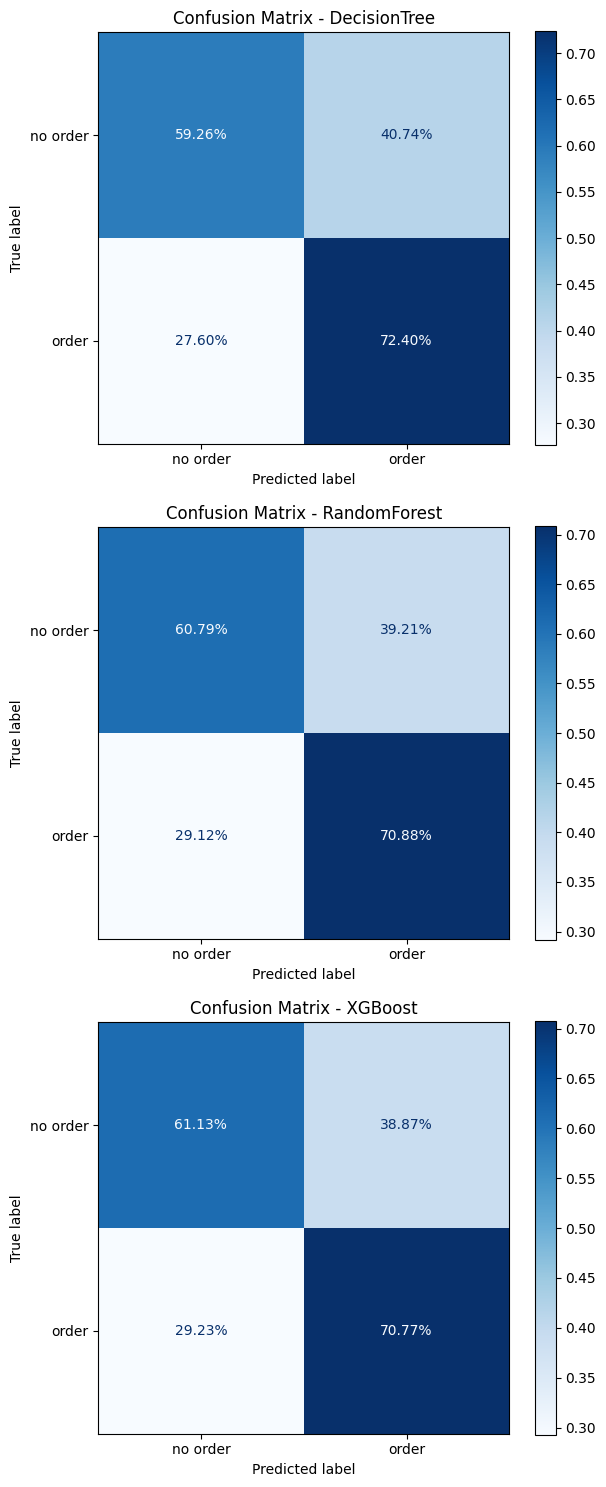
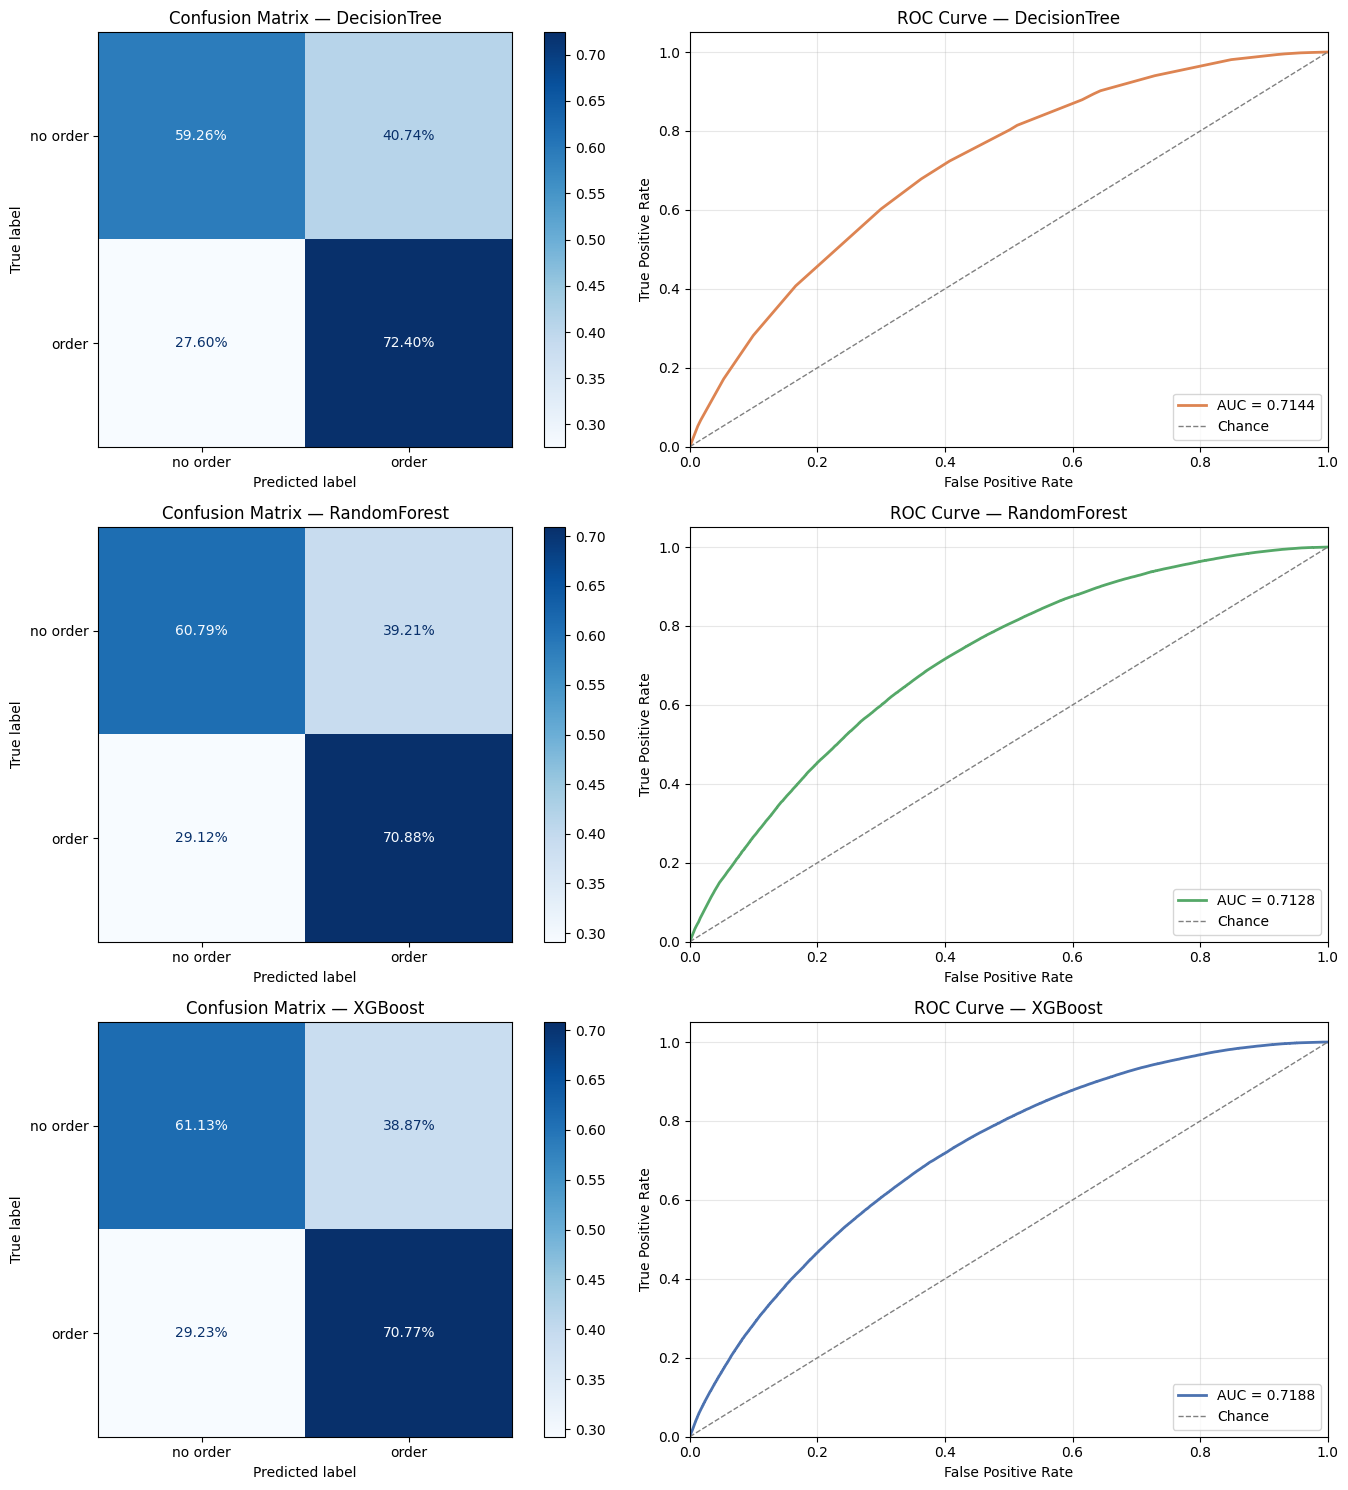
The change to this notebook cell's code, shown as a diff; its figure went from the first image to the second:
--- before
+++ after
@@ -1,9 +1,12 @@
-# Plot: Confusion Matrices
-# ================================================================================
+# Plot: Confusion Matrix + ROC Curve side-by-side per model
+# =================================================================================
 
-fig, axes = plt.subplots(3, 1, figsize=(6, 15))
+from sklearn.metrics import roc_curve
 
-for ax, (name, search) in zip(axes, searches.items()):
-    # Use the same threshold as in evaluation (F1-optimal from cal set)
+fig, axes = plt.subplots(3, 2, figsize=(14, 15))
+colors = {'DecisionTree': '#DD8452', 'RandomForest': '#55A868', 'XGBoost': '#4C72B0'}
+
+for i, name in enumerate(['DecisionTree', 'RandomForest', 'XGBoost']):
+    # --- LEFT: Confusion Matrix ---
     thr, _ = tune_threshold(y_cal, cal_probs[name])
     y_pred = (test_probs[name] >= thr).astype(int)
@@ -11,13 +14,26 @@
     cm = confusion_matrix(y_test, y_pred, normalize='true')
     disp = ConfusionMatrixDisplay(confusion_matrix=cm, display_labels=['no order', 'order'])
-    disp.plot(ax=ax, cmap='Blues', colorbar=True, values_format='.2%')
-    ax.set_title(f'Confusion Matrix - {name}')
+    disp.plot(ax=axes[i, 0], cmap='Blues', colorbar=True, values_format='.2%')
+    axes[i, 0].set_title(f'Confusion Matrix — {name}')
+
+    # --- RIGHT: ROC Curve ---
+    fpr, tpr, _ = roc_curve(y_test, test_probs[name])
+    auc_val = roc_auc_score(y_test, test_probs[name])
+
+    axes[i, 1].plot(fpr, tpr, color=colors[name], lw=2, label=f'AUC = {auc_val:.4f}')
+    axes[i, 1].plot([0, 1], [0, 1], color='grey', linestyle='--', lw=1, label='Chance')
+    axes[i, 1].set_xlim([0.0, 1.0])
+    axes[i, 1].set_ylim([0.0, 1.05])
+    axes[i, 1].set_xlabel('False Positive Rate')
+    axes[i, 1].set_ylabel('True Positive Rate')
+    axes[i, 1].set_title(f'ROC Curve — {name}')
+    axes[i, 1].legend(loc='lower right')
+    axes[i, 1].grid(alpha=0.3)
 
 plt.tight_layout()
 
 # Save
-out_path = Path('../data/processed/modeling/classification/confusion_matrices.png')
+out_path = Path('../data/processed/modeling/classification/cm_roc_combined.png')
 out_path.parent.mkdir(parents=True, exist_ok=True)
 plt.savefig(out_path, dpi=120)
 plt.show()
-

Commit: Add combined confusion matrix and ROC curve plot